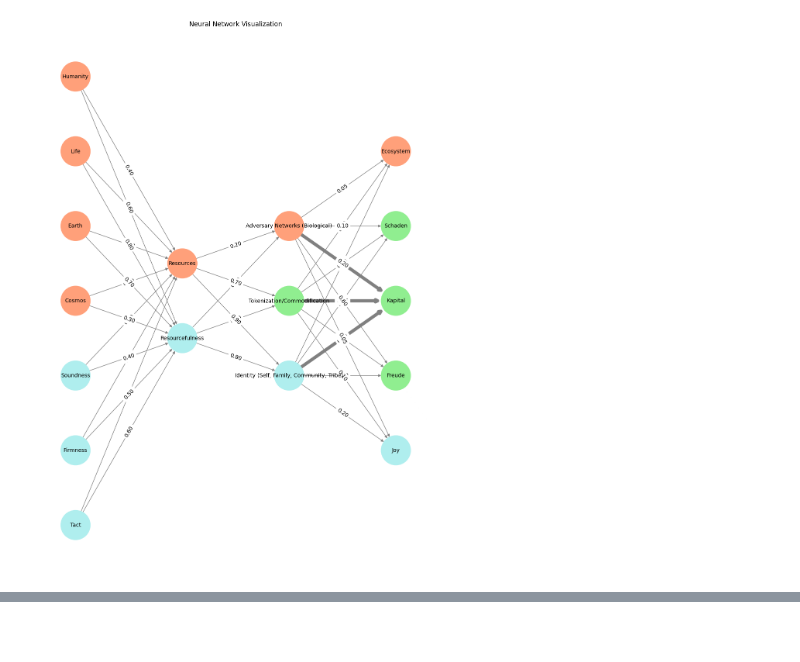
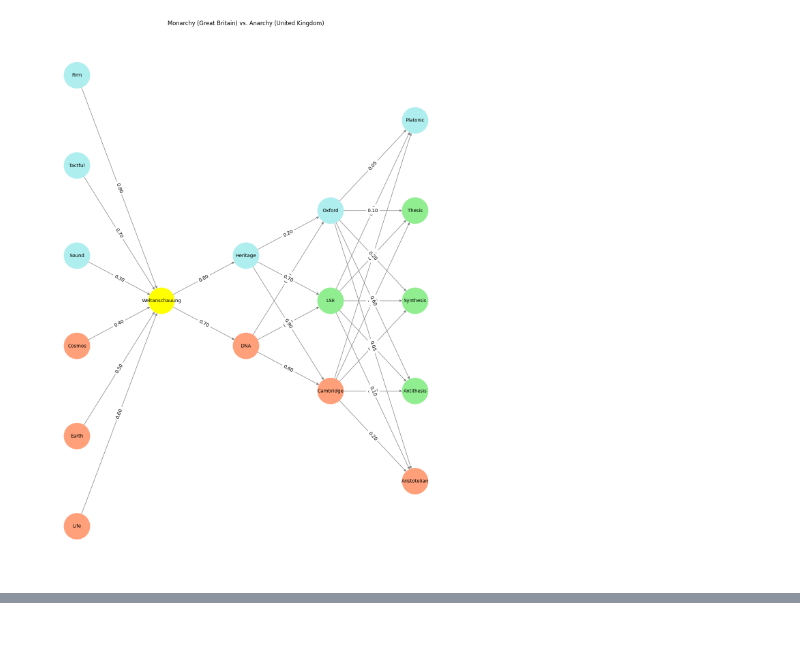
Before and after one commit to abikesa/schubert, a Jupyter notebook: kitabo/ensi/_build/jupyter_execute/act3/part3/part3_2.ipynb, the cells around one changed output, grey strips where cells are left out. Cells and saved outputs as stored; diff of their text form; code cells hidden in the pictures.

```diff
--- a/kitabo/ensi/_build/jupyter_execute/act3/part3/part3_2.ipynb
+++ b/kitabo/ensi/_build/jupyter_execute/act3/part3/part3_2.ipynb
@@ -8,27 +44,31 @@ import networkx as nx
 # Define the neural network structure
 def define_layers():
     return {
-        'Pre-Input': ['Tact', 'Firmness', 'Soundness', 'Cosmos', 'Earth', 'Life', 'Humanity'],
-        'Input': ['Resourcefulness', 'Resources'],
+        'Pre-Input': ['Life','Earth', 'Cosmos', 'Sound', 'Tactful', 'Firm', ],
+        'Yellowstone': ['Weltanschauung'],
+        'Input': ['DNA', 'Heritage'],
         'Hidden': [
-            'Identity (Self, Family, Community, Tribe)',
-            'Tokenization/Commodification',
-            'Adversary Networks (Biological)',
+            'Cambridge',
+            'LSE',
+            'Oxford',
         ],
-        'Output': ['Joy', 'Freude', 'Kapital', 'Schaden', 'Ecosystem']
+        'Output': ['Aristotelian', 'Antithesis', 'Synthesis', 'Thesis', 'Platonic',    ]
     }
 
 # Define weights for the connections
 def define_weights():
     return {
-        'Pre-Input-Input': np.array([
-            [0.6, 0.7],
-            [0.5, 0.8],
-            [0.4, 0.6],
-            [0.3, 0.5],
-            [0.7, 0.3],
-            [0.8, 0.2],
-            [0.6, 0.4]
+        'Pre-Input-Yellowstone': np.array([
+            [0.6],
+            [0.5],
+            [0.4],
+            [0.3],
+            [0.7],
+            [0.8],
+            [0.6]
+        ]),
+        'Yellowstone-Input': np.array([
+            [0.7, 0.8]
         ]),
         'Input-Hidden': np.array([[0.8, 0.4, 0.1], [0.9, 0.7, 0.2]]),
         'Hidden-Output': np.array([
@@ -40,23 +80,25 @@ def define_weights():
 
 # Assign colors to nodes
 def assign_colors(node, layer):
-    if layer == 'Pre-Input' and node in ['Tact', 'Firmness', 'Soundness']:
+    if node == 'Weltanschauung':
+        return 'yellow'
+    if layer == 'Pre-Input' and node in ['Sound', 'Tactful', 'Firm']:
         return 'paleturquoise'
-    elif layer == 'Input' and node == 'Resourcefulness':
+    elif layer == 'Input' and node == 'Heritage':
         return 'paleturquoise'
     elif layer == 'Hidden':
-        if node == 'Identity (Self, Family, Community, Tribe)':
+        if node == 'Oxford':
             return 'paleturquoise'
-        elif node == 'Tokenization/Commodification':
+        elif node == 'LSE':
             return 'lightgreen'
-        elif node == 'Adversary Networks (Biological)':
+        elif node == 'Cambridge':
             return 'lightsalmon'
     elif layer == 'Output':
-        if node == 'Joy':
+        if node == 'Platonic':
             return 'paleturquoise'
-        elif node in ['Freude', 'Kapital', 'Schaden']:
+        elif node in ['Synthesis', 'Thesis', 'Antithesis']:
             return 'lightgreen'
-        elif node == 'Ecosystem':
+        elif node == 'Aristotalian':
             return 'lightsalmon'
     return 'lightsalmon'  # Default color
 
@@ -85,35 +127,39 @@ def visualize_nn():
 
     # Add edges and weights
     for layer_pair, weight_matrix in zip(
-        [('Pre-Input', 'Input'), ('Input', 'Hidden'), ('Hidden', 'Output')],
-        [weights['Pre-Input-Input'], weights['Input-Hidden'], weights['Hidden-Output']]
+        [('Pre-Input', 'Yellowstone'), ('Yellowstone', 'Input'), ('Input', 'Hidden'), ('Hidden', 'Output')],
+        [weights['Pre-Input-Yellowstone'], weights['Yellowstone-Input'], weights['Input-Hidden'], weights['Hidden-Output']]
     ):
         source_layer, target_layer = layer_pair
         for i, source in enumerate(layers[source_layer]):
             for j, target in enumerate(layers[target_layer]):
                 weight = weight_matrix[i, j]
                 G.add_edge(source, target, weight=weight)
 
     # Customize edge thickness for specific relationships
     edge_widths = []
     for u, v in G.edges():
         if u in layers['Hidden'] and v == 'Kapital':
             edge_widths.append(6)  # Highlight key edges
         else:
             edge_widths.append(1)
 
     # Draw the graph
-    plt.figure(figsize=(10, 14))
+    plt.figure(figsize=(12, 16))
     nx.draw(
         G, pos, with_labels=True, node_color=node_colors, edge_color='gray',
         node_size=3000, font_size=10, width=edge_widths
     )
     edge_labels = nx.get_edge_attributes(G, 'weight')
     nx.draw_networkx_edge_labels(G, pos, edge_labels={k: f'{v:.2f}' for k, v in edge_labels.items()})
-    plt.title("Neural Network Visualization")
+    plt.title("Monarchy (Great Britain) vs. Anarchy (United Kingdom)")
+
+    # Save the figure to a file
+    # plt.savefig("figures/logo.png", format="png")
+
     plt.show()
 
 # Run the visualization
 visualize_nn()
 # %% [output]
-[figure, old version]
+[figure, new version]
```
Also changed, not shown: parts of 4 cells of this notebook, 17 other files.
